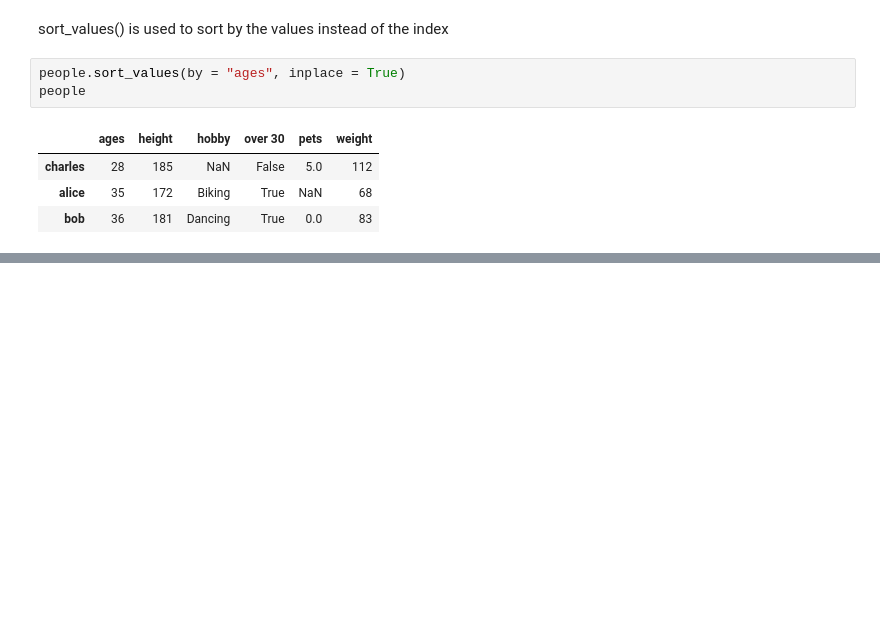
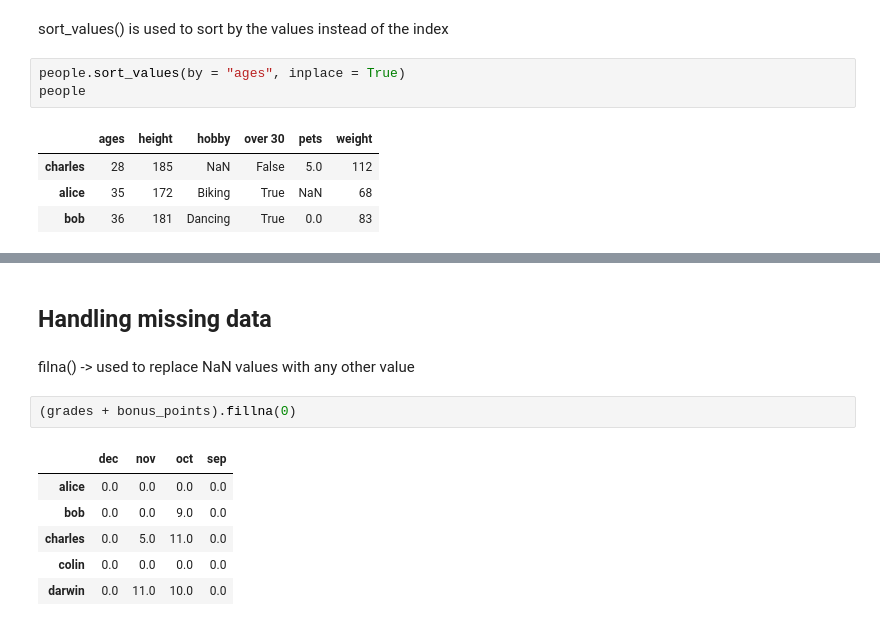
Before and after one commit to nagendraputhane/NumPy-Pandas, a Jupyter notebook: pandas.ipynb, the cells around one changed output, grey strips where cells are left out. Cells and saved outputs as stored; diff of their text form; blank space fills up the shorter version.

```diff
--- a/pandas.ipynb
+++ b/pandas.ipynb
@@ -503,0 +607,13 @@ people
+# %% [markdown]
+## Handling missing data
+# %% [markdown]
+filna() -> used to replace NaN values with any other value
+# %%
+(grades + bonus_points).fillna(0)
+# %% [output]
+|  | dec | nov | oct | sep |
+| alice | 0.0 | 0.0 | 0.0 | 0.0 |
+| bob | 0.0 | 0.0 | 9.0 | 0.0 |
+| charles | 0.0 | 5.0 | 11.0 | 0.0 |
+| colin | 0.0 | 0.0 | 0.0 | 0.0 |
+| darwin | 0.0 | 11.0 | 10.0 | 0.0 |
```
Also changed, not shown: parts of 22 cells of this notebook.
